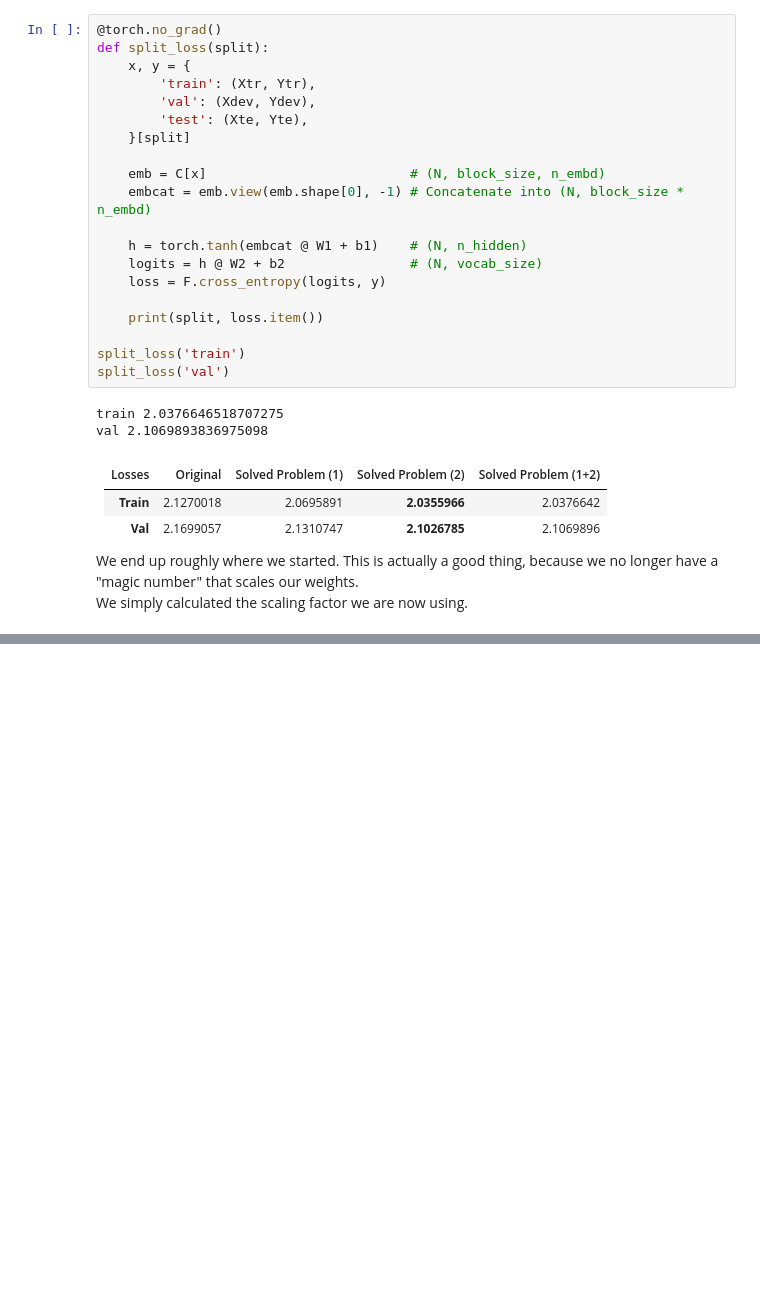
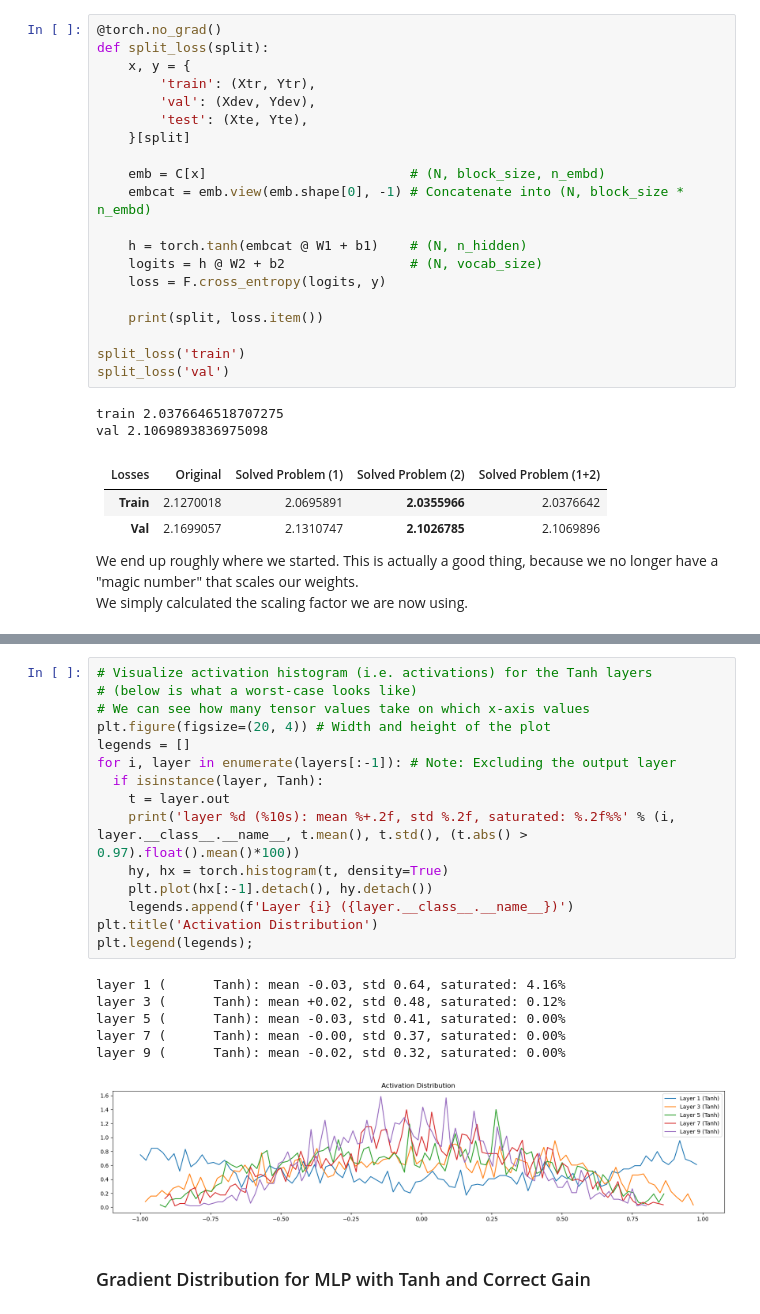
Before and after one commit to Aabi0207/Neural-Networks, a Jupyter notebook: MakeMore/bn_and_act.ipynb, the cells around one changed output, grey strips where cells are left out. Drawn from its saved outputs; the diff is of its cells as text; blank space fills up the shorter version.

```diff
--- a/MakeMore/bn_and_act.ipynb
+++ b/MakeMore/bn_and_act.ipynb
@@ -724,0 +1346,24 @@ We simply calculated the scaling factor we are now using.
+# %%
+# Visualize activation histogram (i.e. activations) for the Tanh layers
+# (below is what a worst-case looks like)
+# We can see how many tensor values take on which x-axis values
+plt.figure(figsize=(20, 4)) # Width and height of the plot
+legends = []
+for i, layer in enumerate(layers[:-1]): # Note: Excluding the output layer
+  if isinstance(layer, Tanh):
+    t = layer.out
+    print('layer %d (%10s): mean %+.2f, std %.2f, saturated: %.2f%%' % (i, layer.__class__.__name__, t.mean(), t.std(), (t.abs() > 0.97).float().mean()*100))
+    hy, hx = torch.histogram(t, density=True)
+    plt.plot(hx[:-1].detach(), hy.detach())
+    legends.append(f'Layer {i} ({layer.__class__.__name__})')
+plt.title('Activation Distribution')
+plt.legend(legends);
+# %% [output]
+layer 1 (      Tanh): mean -0.03, std 0.64, saturated: 4.16%
+layer 3 (      Tanh): mean +0.02, std 0.48, saturated: 0.12%
+layer 5 (      Tanh): mean -0.03, std 0.41, saturated: 0.00%
+layer 7 (      Tanh): mean -0.00, std 0.37, saturated: 0.00%
+layer 9 (      Tanh): mean -0.02, std 0.32, saturated: 0.00%
+[figure, added]
+# %% [markdown]
+### Gradient Distribution for MLP with Tanh and Correct Gain
```
Also changed, not shown: parts of 54 cells of this notebook.
